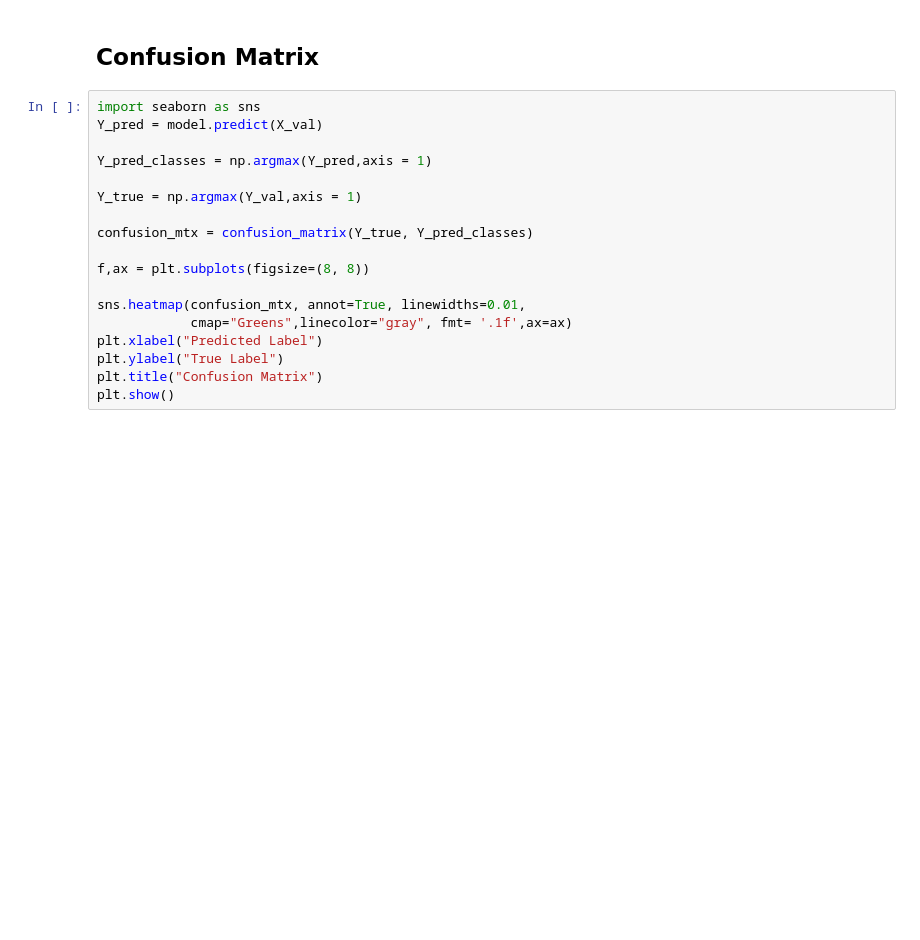
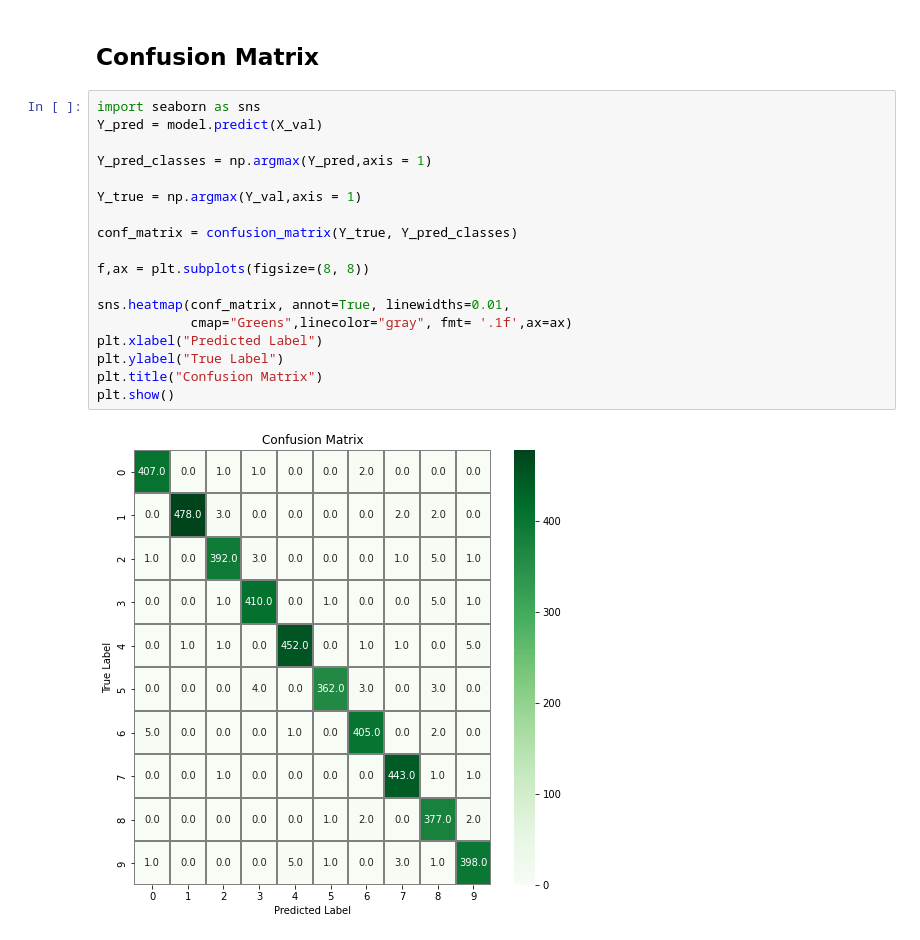
Before and after one commit to kyle-joseph/dss-finals-assignment-1-and-2, a Jupyter notebook: timajo_finals_assignment_2.ipynb, the cells around one changed output. Drawn from its saved outputs; the diff is of its cells as text; blank space fills up the shorter version.

```diff
--- a/timajo_finals_assignment_2.ipynb
+++ b/timajo_finals_assignment_2.ipynb
@@ -204,18 +217,20 @@ plt.show()
 # %%
 import seaborn as sns
 Y_pred = model.predict(X_val)
 
 Y_pred_classes = np.argmax(Y_pred,axis = 1)
 
 Y_true = np.argmax(Y_val,axis = 1)
 
-confusion_mtx = confusion_matrix(Y_true, Y_pred_classes)
+conf_matrix = confusion_matrix(Y_true, Y_pred_classes)
 
 f,ax = plt.subplots(figsize=(8, 8))
 
-sns.heatmap(confusion_mtx, annot=True, linewidths=0.01,
+sns.heatmap(conf_matrix, annot=True, linewidths=0.01,
             cmap="Greens",linecolor="gray", fmt= '.1f',ax=ax)
 plt.xlabel("Predicted Label")
 plt.ylabel("True Label")
 plt.title("Confusion Matrix")
 plt.show()
+# %% [output]
+[figure, added]
```
Also changed, not shown: parts of 5 cells of this notebook.
